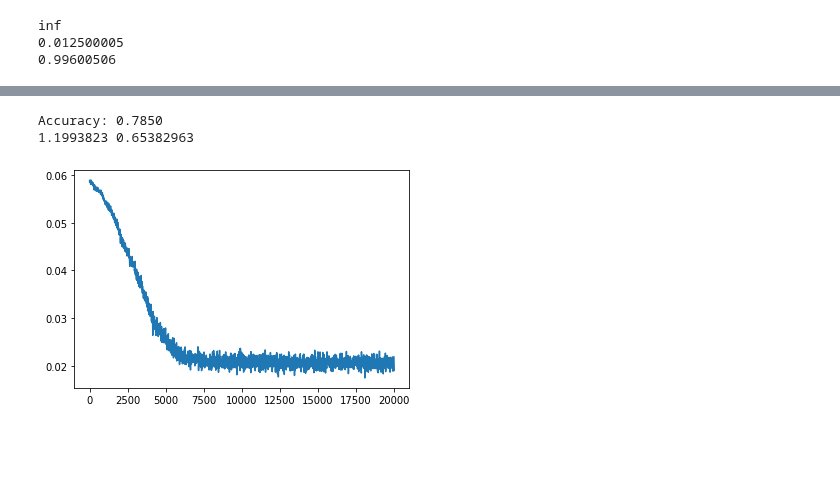
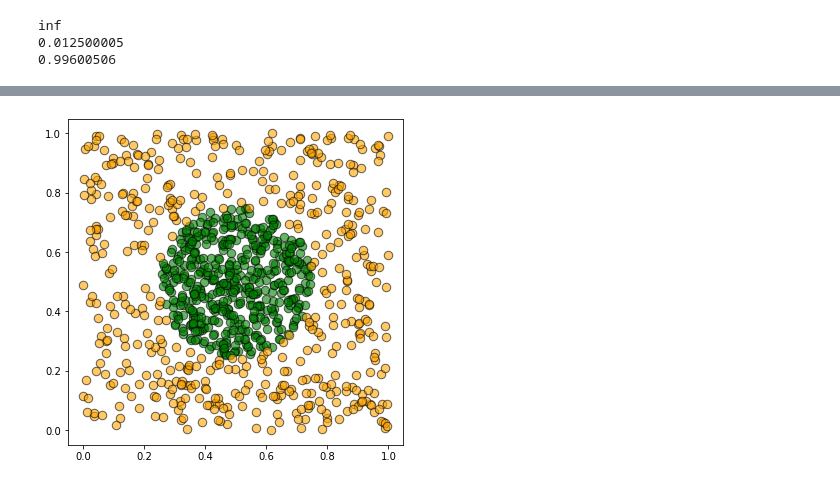
Before and after one commit to electronicvisions/jaxsnn, a Jupyter notebook: jaxsnn/notebooks/ttfs.ipynb, the cells around one changed output, grey strips where cells are left out. Cells and saved outputs as stored; diff of their text form; code cells hidden in the pictures; blank space fills up the shorter version.

```diff
--- a/jaxsnn/notebooks/ttfs.ipynb
+++ b/jaxsnn/notebooks/ttfs.ipynb
@@ -251,14 +178,0 @@ def update(weights, batch):
-# %%
-weights = init_weights(rng, (2, 50, 2))
-
-x, y = dataset(rng, batch_size, 20_000)
-weights, loss_value = jax.lax.scan(update, weights, (x, y))
-accuracy = np.mean(jax.vmap(partial(acc, weights))((x, y)))
-print(f"Accuracy: {accuracy:.4f}")
-print(np.mean(weights[0]), np.mean(weights[1]))
-plt.plot(np.arange(len(x))[::10], loss_value[::10])
-plt.show()
-# %% [output]
-Accuracy: 0.7850
-1.1993823 0.65382963
-[figure, removed]
@@ -264,0 +188,34 @@ Accuracy: 0.7850
+# %%
+rng = jax.random.PRNGKey(42)
+dataset = CircleDataset(rng, 1_000)
+t_late = tau_syn + tau_mem
+t_max = 2 * t_late
+
+def one_hot(x, k, dtype=np.float32):
+    """Create a one-hot encoding of x of size k."""
+    return np.array(x[:, None] == np.arange(k), dtype)
+
+def encode(input, target, batch_size = 10):
+    input = input * t_late
+    target = one_hot(target, 2)
+    return input.reshape(batch_size, -1, 4), target.reshape(batch_size, -1, 2)
+
+# let's look a the dataset
+(input, target) = dataset.vals, dataset.classes
+fig, ax = plt.subplots(figsize=(6, 6))
+for color, data in zip(
+    ("green", "orange"), (input[target == 0], input[target == 1])
+):
+    ax.scatter(
+        data[:, 0],
+        data[:, 1],
+        c=color,
+        s=plt.rcParams["lines.markersize"] ** 2.0 * 2,
+        linewidths=1.0,
+        edgecolors="black",
+        alpha=0.6,
+    )
+
+plt.show()
+# %% [output]
+[figure, added]
```
Also changed, not shown: parts of 11 cells of this notebook, 31 other files.
